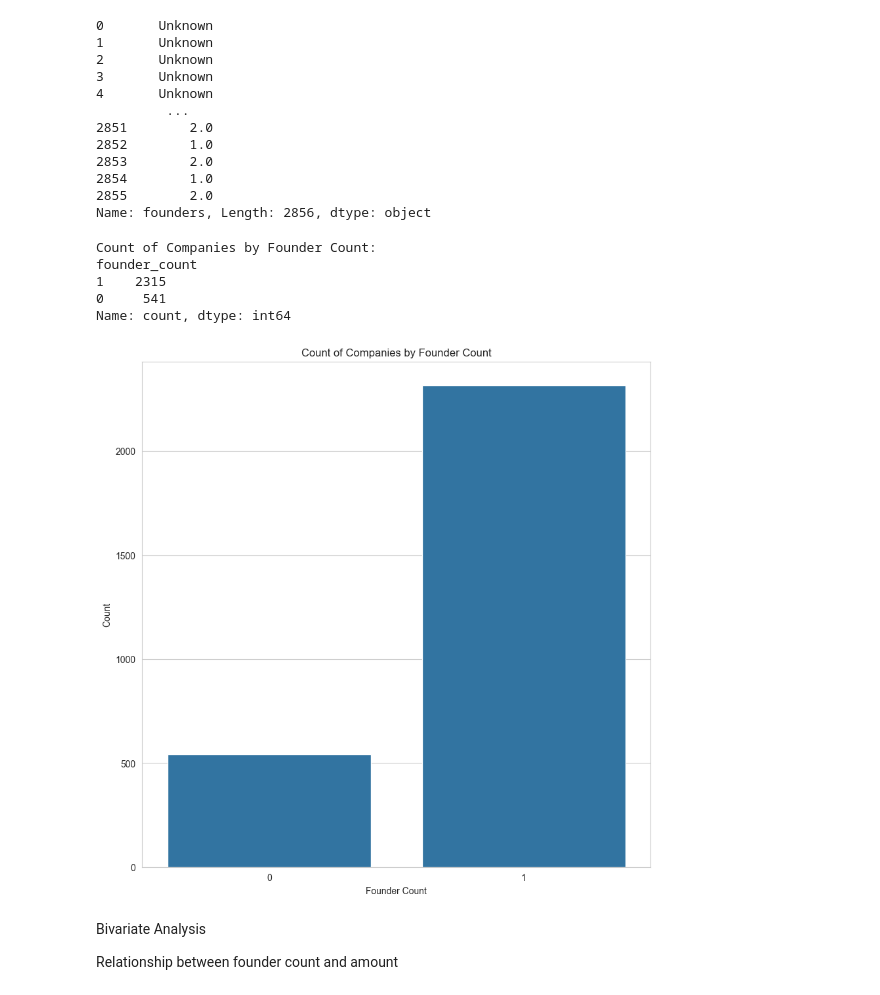
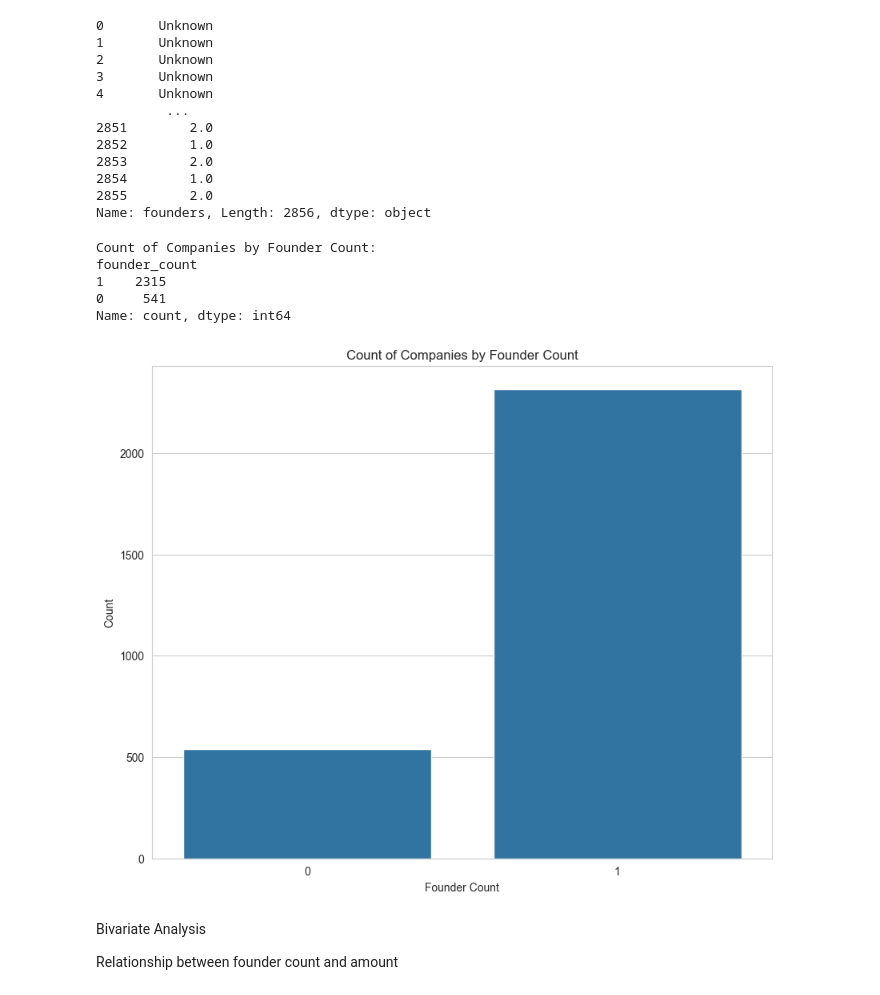
Before and after one commit to Zorbes/Indian-Startups-Analysis, a Jupyter notebook: Notebooks/main.ipynb, the cells around one changed output. Drawn from its saved outputs; the diff is of its cells as text; code cells hidden in the pictures.

Commit message:
Add final visuals

```diff
--- a/Notebooks/main.ipynb
+++ b/Notebooks/main.ipynb
@@ -2480,35 +2519,37 @@ Name: founders, Length: 2856, dtype: object
 def count_founders(entry):
     if isinstance(entry, str) and entry != 'Unknown':
         return len(entry.split(','))
+    elif isinstance(entry, (int, float)) and not pd.isnull(entry):
+        return int(entry)
     else:
         return 0
 
 # Apply the function to calculate the number of founders
 df['founder_count'] = df['founders'].apply(count_founders)
 
 # Count of Companies by Founder Count
 founder_counts = df['founder_count'].value_counts()
 print("Count of Companies by Founder Count:")
 print(founder_counts)
 
 # Plot Count of Companies by Founder Count
-plt.figure(figsize=(10, 10))
+plt.figure(figsize=(10, 8))
 sns.countplot(data=df, x='founder_count', order=sorted(df['founder_count'].unique()))
 plt.title('Count of Companies by Founder Count')
 plt.xlabel('Founder Count')
 plt.ylabel('Count')
 
 # Set style to whitegrid
 sns.set_style("whitegrid")
 
 plt.show()
 # %% [output]
 Count of Companies by Founder Count:
 founder_count
 1    2315
 0     541
 Name: count, dtype: int64
-[figure, old version]
+[figure, new version]
 # %% [markdown]
 Bivariate Analysis </br>
 
```
Also changed, not shown: parts of 24 cells of this notebook, 1 other file.
